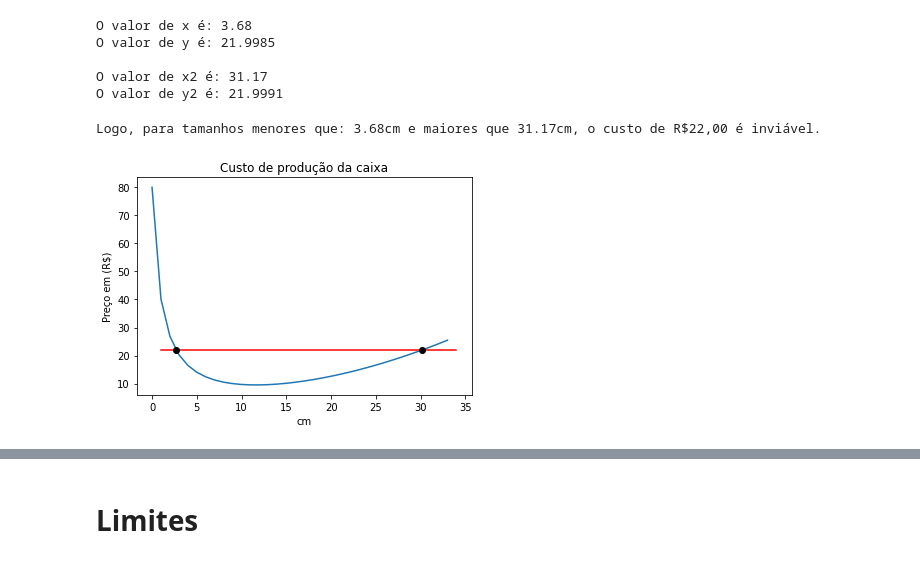
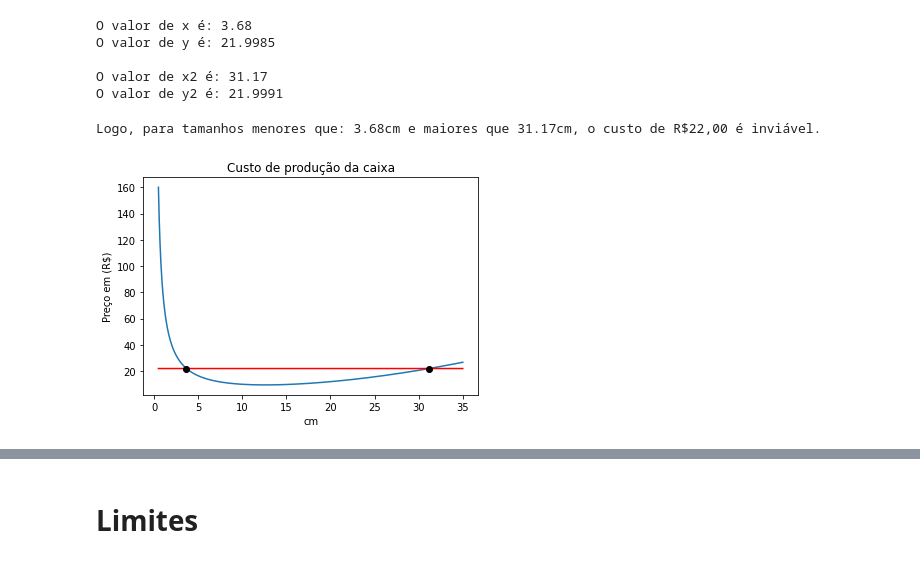
Before and after one commit to gabrielvieiraf/ProjetosPython, a Jupyter notebook: GoogleColab/Calculo/Matematica01.ipynb, the cells around one changed output, grey strips where cells are left out. Saved outputs shown, nothing was run; the diff lists cells and outputs as text; code cells hidden in the pictures.

```diff
--- a/GoogleColab/Calculo/Matematica01.ipynb
+++ b/GoogleColab/Calculo/Matematica01.ipynb
@@ -169,7 +169,7 @@ def C(x): return (0.02*(x**2)) + (80/x)
 
 def c(x): return round(C(x) - 22,2)
 
-def find_raizes(y,x1,x2,p=0.0005):
+def find_raizes(y,x1,x2,p=0.005):
   lista_raizes = list()
   lista_index = list()
   raizes_= list()
@@ -213,40 +213,37 @@ O valor de y é: 21.9985
 O valor de x2 é: 31.17
 O valor de y2 é: 21.9991
 # %%
-lista = list()
+lista_ex02 = list()
 
 x = 35
 
-zero = []
-eixo_x = []
+zero_ex02 = []
+eixo_x_ex02 = []
 raiz = []
 
-for i in np.arange(1,x):
-  lista.append(C(i))
-  eixo_x.append(i)
-  zero.append(22)
+for i in np.arange(0.5,x, step=0.01):
+  lista_ex02.append(C(i))
+  zero_ex02.append(22)
+  eixo_x_ex02.append(i)
 
 # Gráfico
 fig, ax = plt.subplots()
 
 # Título do gráfico
 plt.title('Custo de produção da caixa')
 
 # Eixos
 ax.set_xlabel('cm')
 ax.set_ylabel('Preço em (R$)')
 
-plt.plot(lista)
+plt.plot(eixo_x_ex02,lista_ex02)
 
-plt.plot(eixo_x,zero,color='red')
+plt.plot(eixo_x_ex02,zero_ex02,color='red')
 
-# Como o gráfico começa em x=1, faremos valor_x-1 para encontrar o ponto.
-plt.plot(valor_x-1,valor_y, marker='o',color='black')
-
-# Como o gráfico começa em x=1, faremos valor_x2-1 para encontrar o ponto.
-plt.plot(valor_x2-1,valor_y2, marker='o',color='black')
+plt.plot(valor_x,valor_y, marker='o',color='black')
+plt.plot(valor_x2,valor_y2, marker='o',color='black')
 
 print('Logo, para tamanhos menores que: %0.2fcm e maiores que %0.2fcm, o custo de R$22,00 é inviável.' % (valor_x,valor_x2))
 # %% [output]
 Logo, para tamanhos menores que: 3.68cm e maiores que 31.17cm, o custo de R$22,00 é inviável.
-[figure, old version]
+[figure, new version]
```
Also changed, not shown: parts of 36 cells of this notebook.
